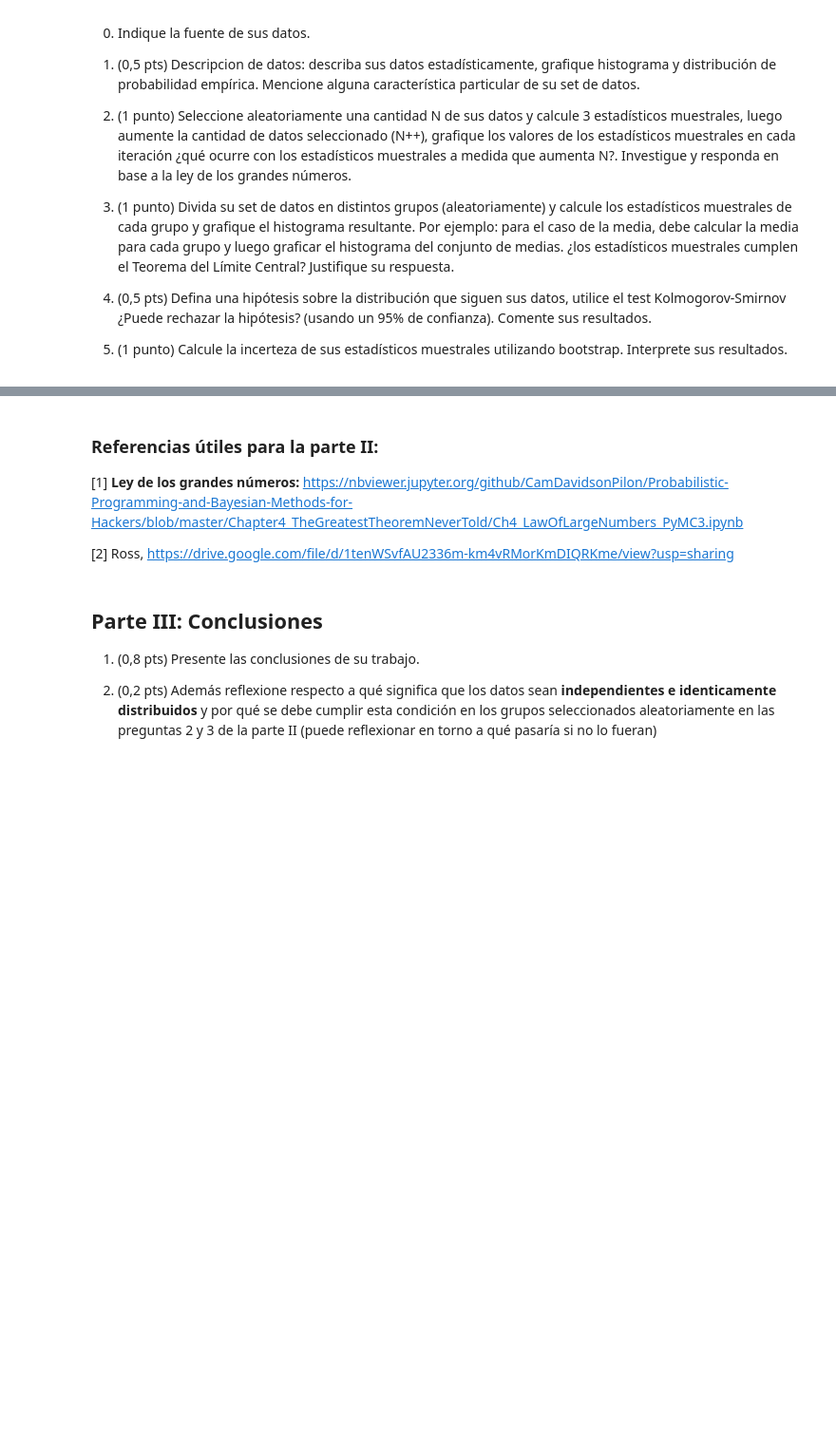
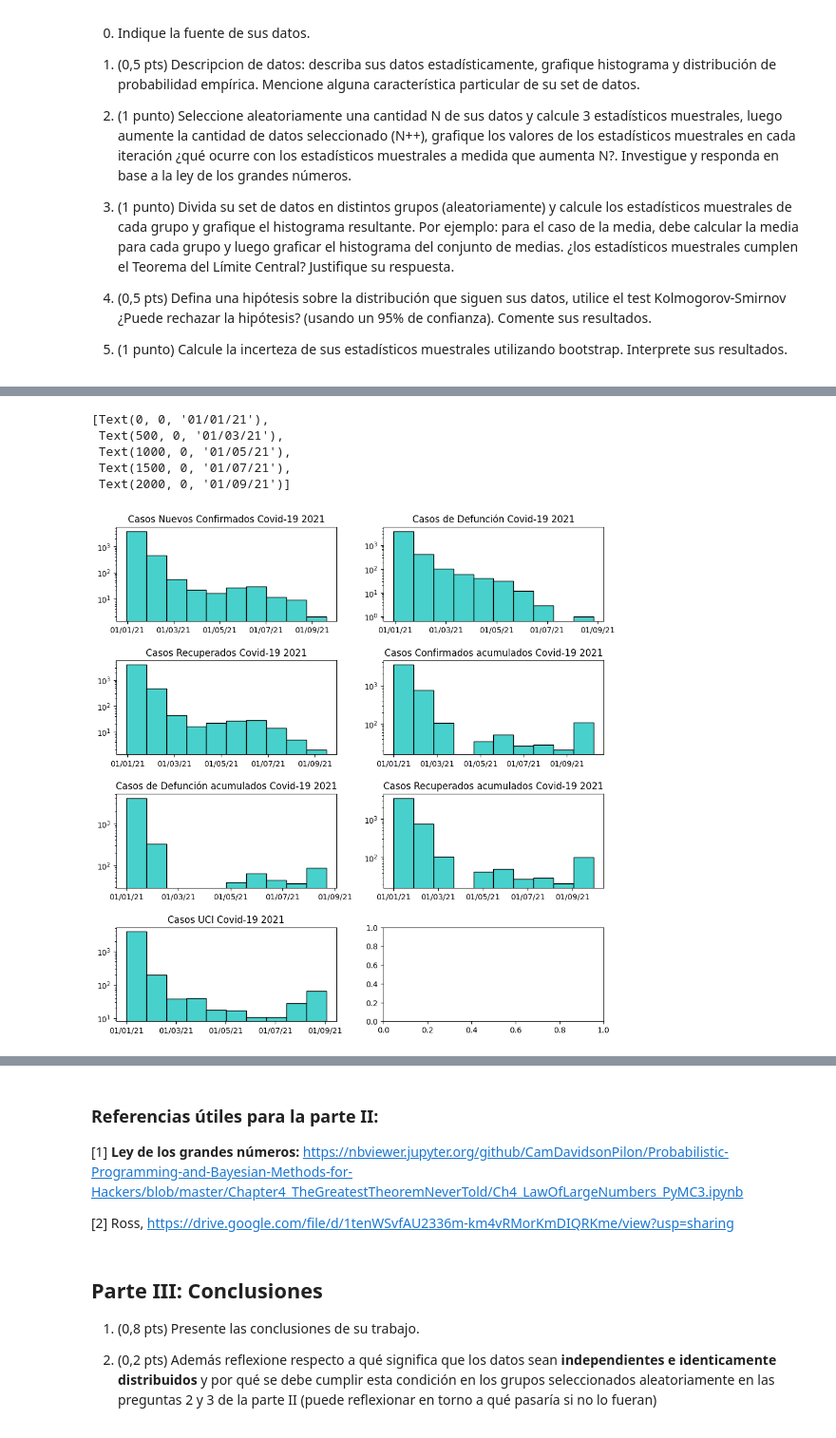
Before and after one commit to dmoram/Laboratorios_Simulacion, a Jupyter notebook: Proyecto/ProyectoUnidad1.ipynb, the cells around one changed output, grey strips where cells are left out. Shown: that part at 95% size. Cells and saved outputs as stored; diff of their text form; code cells hidden in the pictures; blank space fills up the shorter version.

```diff
--- a/Proyecto/ProyectoUnidad1.ipynb
+++ b/Proyecto/ProyectoUnidad1.ipynb
@@ -376,0 +350,9 @@ Ejemplo de repositorio de datos climáticos: www.cr2.cl
+# %%
+#Inicialización del dataset
+
+
+
+data = pd.read_csv("covid19_chile.csv", parse_dates=[0])
+
+display.display(data)
+data.info()
@@ -376,0 +391,8 @@ Ejemplo de repositorio de datos climáticos: www.cr2.cl
+# %%
+start_date = '2020-12-31'
+since_2021 = data['Fecha'] > start_date
+
+#Datos filtrados
+data = data.loc[since_2021]
+
+data
@@ -376,0 +425,52 @@ Ejemplo de repositorio de datos climáticos: www.cr2.cl
+# %%
+fig, axs = plt.subplots(4, 2, figsize=(10,10))
+fig.tight_layout(pad=3.0)
+
+axs[0][0].hist(data['Nuevo Confirmado'], color = 'mediumturquoise', edgecolor = 'black')
+axs[0][0].set_title('Casos Nuevos Confirmados Covid-19 2021')
+axs[0][0].set_yscale('log')
+axs[0][0].set_xticks([1000*i for i in range(5)])
+axs[0][0].set_xticklabels(['01/01/21', '01/03/21', '01/05/21','01/07/21','01/09/21'])
+
+axs[0][1].hist(data['Nuevo Muerte'], color = 'mediumturquoise', edgecolor = 'black')
+axs[0][1].set_title('Casos de Defunción Covid-19 2021')
+axs[0][1].set_yscale('log')
+axs[0][1].set_xticks([25*i for i in range(5)])
+axs[0][1].set_xticklabels(['01/01/21', '01/03/21', '01/05/21','01/07/21','01/09/21'])
+
+axs[1][0].hist(data['Nuevo Recuperado'], color = 'mediumturquoise', edgecolor = 'black')
+axs[1][0].set_title('Casos Recuperados Covid-19 2021')
+axs[1][0].set_yscale('log')
+axs[1][0].set_xticks([1000*i for i in range(5)])
+axs[1][0].set_xticklabels(['01/01/21', '01/03/21', '01/05/21','01/07/21','01/09/21'])
+
+axs[1][1].hist(data['Acum Confirmado'], color = 'mediumturquoise', edgecolor = 'black')
+axs[1][1].set_title('Casos Confirmados acumulados Covid-19 2021')
+axs[1][1].set_yscale('log')
+axs[1][1].set_xticks([150000*i for i in range(5)])
+axs[1][1].set_xticklabels(['01/01/21', '01/03/21', '01/05/21','01/07/21','01/09/21'])
+
+axs[2][0].hist(data['Acum Muerte'], color = 'mediumturquoise', edgecolor = 'black')
+axs[2][0].set_title('Casos de Defunción acumulados Covid-19 2021')
+axs[2][0].set_yscale('log')
+axs[2][0].set_xticks([5000*i for i in range(5)])
+axs[2][0].set_xticklabels(['01/01/21', '01/03/21', '01/05/21','01/07/21','01/09/21'])
+
+axs[2][1].hist(data['Acum Recuperado'], color = 'mediumturquoise', edgecolor = 'black')
+axs[2][1].set_title('Casos Recuperados acumulados Covid-19 2021')
+axs[2][1].set_yscale('log')
+axs[2][1].set_xticks([150000*i for i in range(5)])
+axs[2][1].set_xticklabels(['01/01/21', '01/03/21', '01/05/21','01/07/21','01/09/21'])
+
+axs[3][0].hist(data['Casos UCI'], color = 'mediumturquoise', edgecolor = 'black')
+axs[3][0].set_title('Casos UCI Covid-19 2021')
+axs[3][0].set_yscale('log')
+axs[3][0].set_xticks([500*i for i in range(5)])
+axs[3][0].set_xticklabels(['01/01/21', '01/03/21', '01/05/21','01/07/21','01/09/21'])
+# %% [output]
+[Text(0, 0, '01/01/21'),
+ Text(500, 0, '01/03/21'),
+ Text(1000, 0, '01/05/21'),
+ Text(1500, 0, '01/07/21'),
+ Text(2000, 0, '01/09/21')]
+[figure, added]
```
Also changed, not shown: parts of 30 cells of this notebook, 1 other file.
